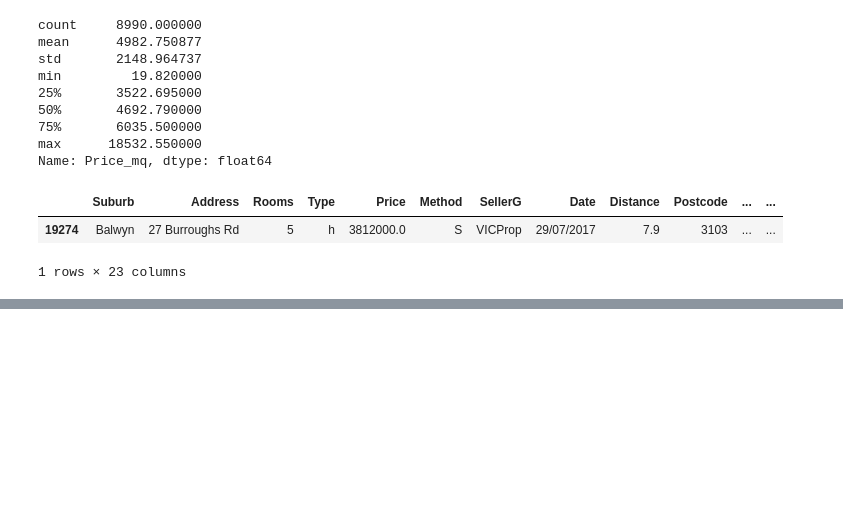
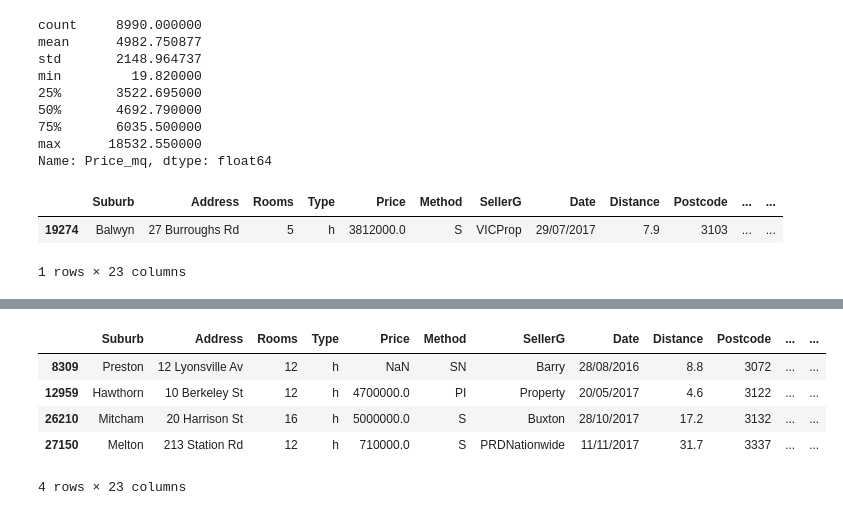
Before and after one commit to DavideSelvaggio/Melbourne-Housing-Market, a Jupyter notebook: Melbourne_housing_data.ipynb, the cells around one changed output, grey strips where cells are left out. Drawn from its saved outputs; the diff is of its cells as text; code cells hidden in the pictures; blank space fills up the shorter version.

```diff
--- a/Melbourne_housing_data.ipynb
+++ b/Melbourne_housing_data.ipynb
@@ -218,0 +290,9 @@ df[df['Price_mq']>1000000].head(10)
+# %%
+df[df['Rooms']>11]
+# %% [output]
+|  | Suburb | Address | Rooms | Type | Price | Method | SellerG | Date | Distance | Postcode | ... | ... |
+| 8309 | Preston | 12 Lyonsville Av | 12 | h | NaN | SN | Barry | 28/08/2016 | 8.8 | 3072 | ... | ... |
+| 12959 | Hawthorn | 10 Berkeley St | 12 | h | 4700000.0 | PI | Property | 20/05/2017 | 4.6 | 3122 | ... | ... |
+| 26210 | Mitcham | 20 Harrison St | 16 | h | 5000000.0 | S | Buxton | 28/10/2017 | 17.2 | 3132 | ... | ... |
+| 27150 | Melton | 213 Station Rd | 12 | h | 710000.0 | S | PRDNationwide | 11/11/2017 | 31.7 | 3337 | ... | ... |
+4 rows × 23 columns
```
Also changed, not shown: parts of 6 cells of this notebook.
